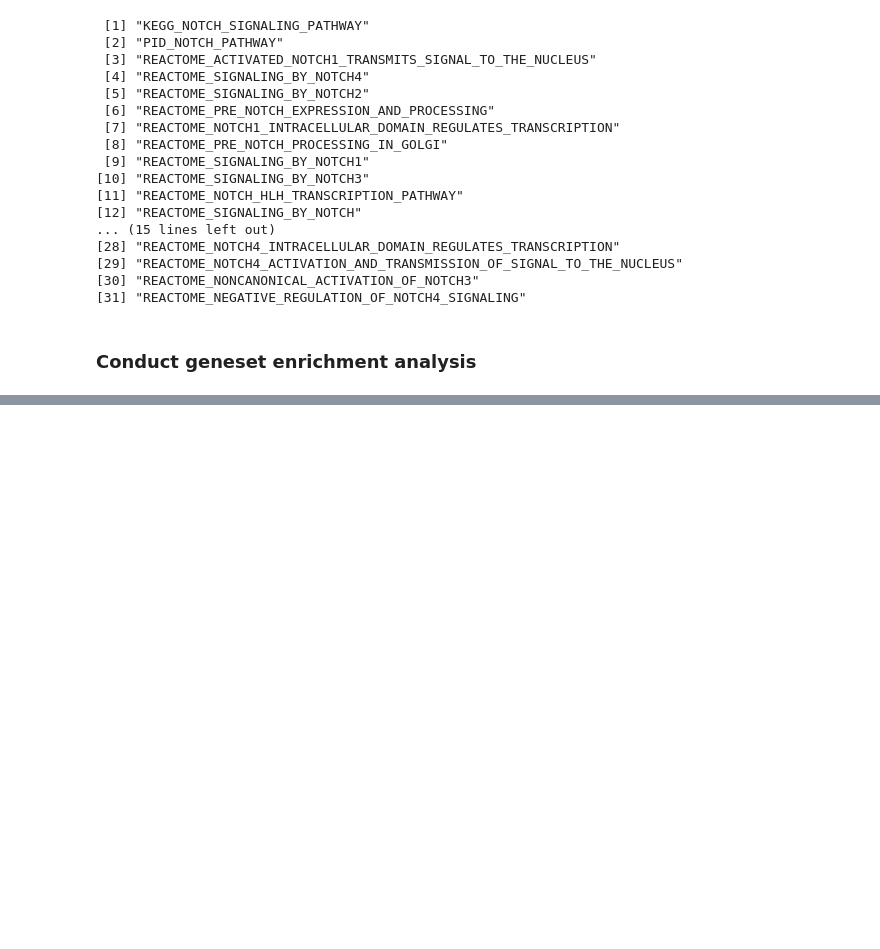
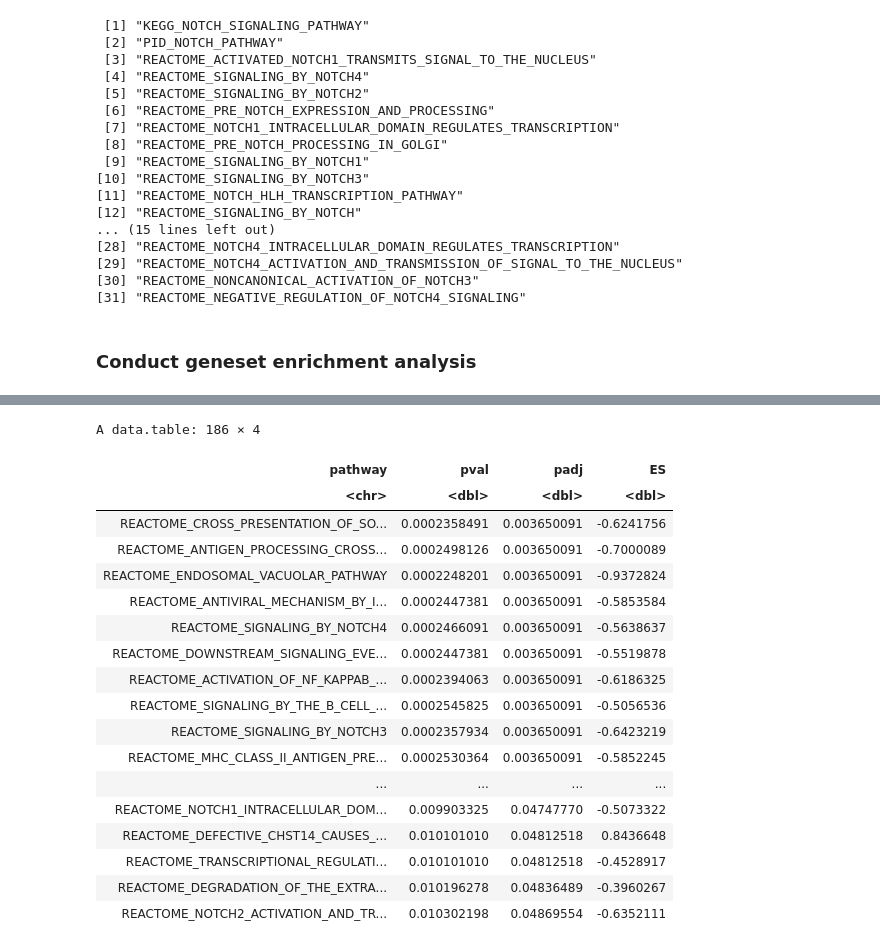
Before and after one commit to immunogenomics/cna-display, a Jupyter notebook: notch/interpretation.ipynb, the cells around one changed output, grey strips where cells are left out. Drawn from its saved outputs; the diff is of its cells as text; code cells hidden in the pictures; blank space fills up the shorter version.

```diff
--- a/notch/interpretation.ipynb
+++ b/notch/interpretation.ipynb
@@ -170,0 +194,2 @@ A data.table: 3 × 3
+# %%
+rankList = corrs
@@ -170,0 +205,5 @@ A data.table: 3 × 3
+# %%
+Gene_Sets_DB = parseGeneSetGMT(geneset_files[2], names(rankList), GeneSet_SizeBound_Upper,
+                               GeneSet_SizeBound_Lower)
+input_genesets = Gene_Sets_DB$genesets
+names(input_genesets) = Gene_Sets_DB$geneset.names
@@ -170,0 +228,5 @@ A data.table: 3 × 3
+# %%
+FGSEA_output = fgsea(input_genesets, rankList, nperm=10000,
+                         minSize = 0, maxSize = 500, nproc = 0,
+                         gseaParam = 1, BPPARAM = NULL)
+FGSEA_output = FGSEA_output[order(FGSEA_output$padj),]
@@ -170,0 +239,2 @@ A data.table: 3 × 3
+# %%
+FGSEA_output_sig_NAMPC2 = FGSEA_output[which(FGSEA_output$padj<0.05),]
@@ -170,0 +253,22 @@ A data.table: 3 × 3
+# %%
+FGSEA_output_sig_NAMPC2[grep("REACTOME", FGSEA_output_sig_NAMPC2$pathway),c(1:4)]
+# %% [output]
+A data.table: 186 × 4
+| pathway | pval | padj | ES |
+| <chr> | <dbl> | <dbl> | <dbl> |
+| REACTOME_CROSS_PRESENTATION_OF_SO... | 0.0002358491 | 0.003650091 | -0.6241756 |
+| REACTOME_ANTIGEN_PROCESSING_CROSS... | 0.0002498126 | 0.003650091 | -0.7000089 |
+| REACTOME_ENDOSOMAL_VACUOLAR_PATHWAY | 0.0002248201 | 0.003650091 | -0.9372824 |
+| REACTOME_ANTIVIRAL_MECHANISM_BY_I... | 0.0002447381 | 0.003650091 | -0.5853584 |
+| REACTOME_SIGNALING_BY_NOTCH4 | 0.0002466091 | 0.003650091 | -0.5638637 |
+| REACTOME_DOWNSTREAM_SIGNALING_EVE... | 0.0002447381 | 0.003650091 | -0.5519878 |
+| REACTOME_ACTIVATION_OF_NF_KAPPAB_... | 0.0002394063 | 0.003650091 | -0.6186325 |
+| REACTOME_SIGNALING_BY_THE_B_CELL_... | 0.0002545825 | 0.003650091 | -0.5056536 |
+| REACTOME_SIGNALING_BY_NOTCH3 | 0.0002357934 | 0.003650091 | -0.6423219 |
+| REACTOME_MHC_CLASS_II_ANTIGEN_PRE... | 0.0002530364 | 0.003650091 | -0.5852245 |
+| ... | ... | ... | ... |
+| REACTOME_NOTCH1_INTRACELLULAR_DOM... | 0.009903325 | 0.04747770 | -0.5073322 |
+| REACTOME_DEFECTIVE_CHST14_CAUSES_... | 0.010101010 | 0.04812518 | 0.8436648 |
+| REACTOME_TRANSCRIPTIONAL_REGULATI... | 0.010101010 | 0.04812518 | -0.4528917 |
+| REACTOME_DEGRADATION_OF_THE_EXTRA... | 0.010196278 | 0.04836489 | -0.3960267 |
+| REACTOME_NOTCH2_ACTIVATION_AND_TR... | 0.010302198 | 0.04869554 | -0.6352111 |
```
Also changed, not shown: parts of 18 cells of this notebook, 15 other files.
